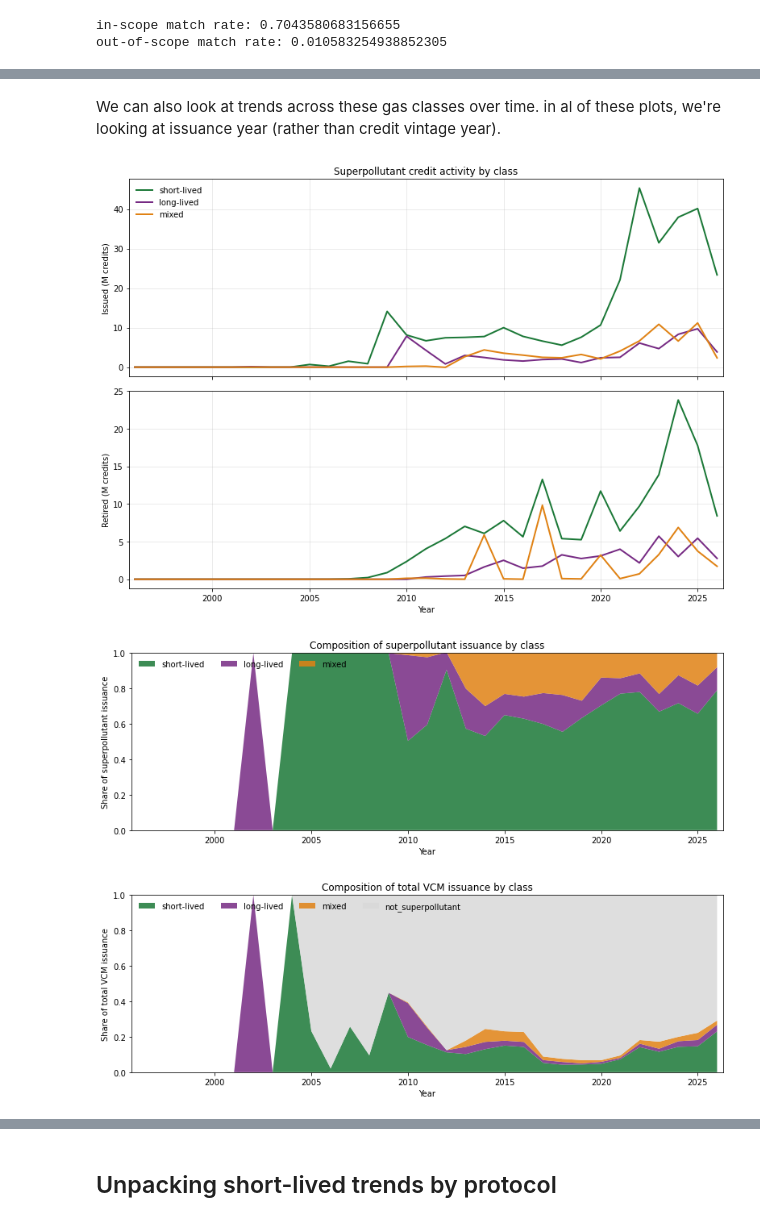
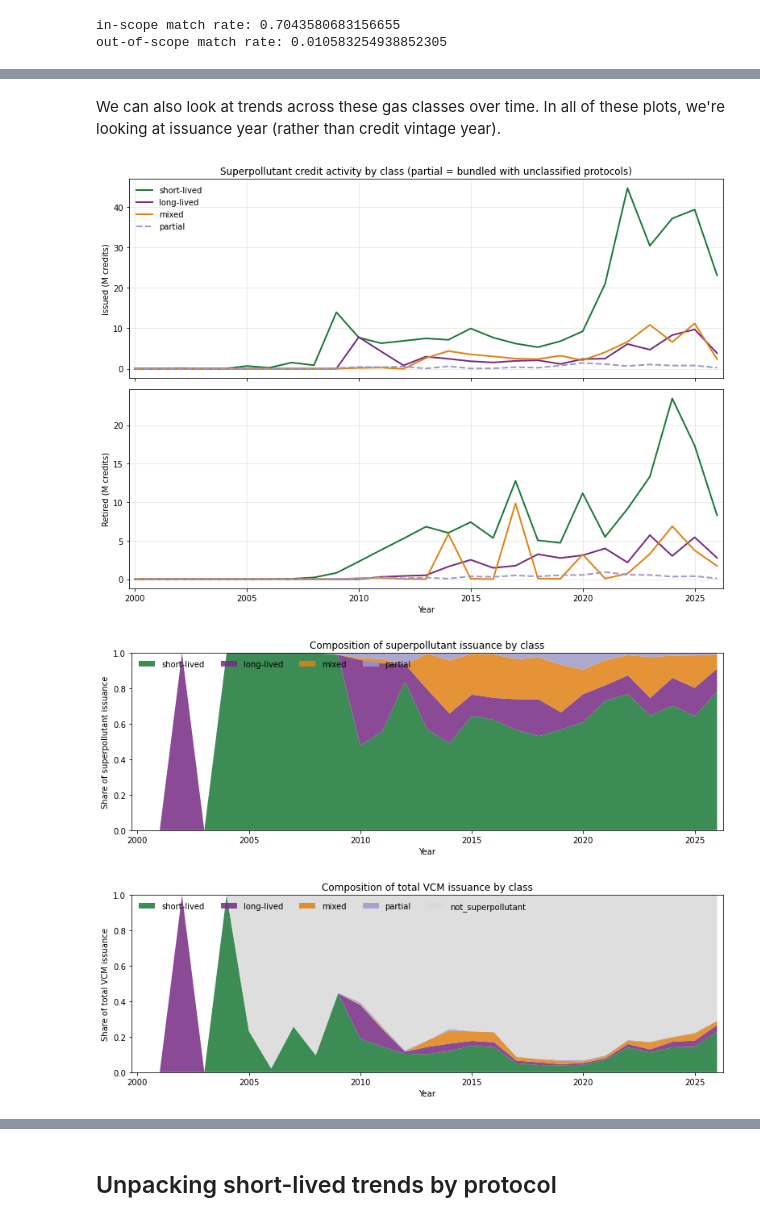
Before and after one commit to carbonplan/slcp-offsetting, a Jupyter notebook: notebooks/04-vcm-slcp-analysis.ipynb, the cells around one changed output, grey strips where cells are left out. Drawn from its saved outputs; the diff is of its cells as text; code cells hidden in the pictures.

```diff
--- a/notebooks/04-vcm-slcp-analysis.ipynb
+++ b/notebooks/04-vcm-slcp-analysis.ipynb
@@ -179,6 +203,6 @@ Although we handle each protocol separately, many projects that are developed un
 # %%
-slcp_protocols = pd.read_csv('../vcm_protocol_classification.csv')
-slcp_protocols
+superpollutant_protocols = pd.read_csv('../vcm_protocol_classification.csv')
+superpollutant_protocols
 # %% [output]
 |  | protocol_name | url | program | gases_inferred | slcp_class | notes |
 | 0 | Monitoring, Reporting and Verific... | NaN | ACR | CH4 | short-lived | Methodology not available by name... |
@@ -209,9 +237,9 @@ exploded = (
 exploded.index.name = 'vcm_idx'
 exploded = exploded.reset_index()
 
-# left-merge the sclp_protocols classification on the atomic protocol rows
+# left-merge the superpollutant_protocols classification on the atomic protocol rows
 merged = exploded.merge(
-    slcp_protocols,
+    superpollutant_protocols,
     how='left',
     left_on='protocol_atomic',
     right_on='protocol_name',
@@ -221,10 +249,11 @@ merged = exploded.merge(
 agg = merged.groupby('vcm_idx').agg(
     slcp_classes=('slcp_class', lambda s: sorted(s.dropna().unique())),
     gases=('gases_inferred', lambda s: sorted(s.dropna().unique())),
-    n_slcp_protocols=('slcp_class', 'count'),      # count ignores NaN
+    n_superpollutant_protocols=('slcp_class', 'count'),   # count ignores NaN
     n_protocols=('protocol_atomic', lambda s: (s != '').sum()),
 )
 
 # attach back to vcm_df — left join preserves every original row
 vcm_df = vcm_df.join(agg)
-vcm_df['has_slcp'] = vcm_df['n_slcp_protocols'] > 0
+vcm_df['has_superpollutant'] = vcm_df['n_superpollutant_protocols'] > 0
+vcm_df['only_superpollutant'] = (vcm_df['has_superpollutant'] & (vcm_df['n_superpollutant_protocols'] == vcm_df['n_protocols']))
@@ -368,12 +361,12 @@ solo_summary.round(2)
 # %% [markdown]
-We can also look at trends across these gas classes over time. in al of these plots, we're looking at issuance year (rather than credit vintage year).
+We can also look at trends across these gas classes over time. In all of these plots, we're looking at issuance year (rather than credit vintage year).
 # %%
-years = list(range(1996, 2027))
-issuance_cols = [f'issuance_{y}' for y in years]
+years = list(range(2000, 2027))
+issuance_cols = [f'issued_{y}' for y in years]
 retired_cols  = [f'retired_{y}'  for y in years]
 
-CLASS_ORDER = ['short-lived', 'long-lived', 'mixed', 'not_superpollutant']
-SP_CLASSES  = CLASS_ORDER[:3]
+CLASS_ORDER = ['short-lived', 'long-lived', 'mixed', 'partial', 'not_superpollutant']
+SP_CLASSES  = CLASS_ORDER[:4]
 
 # Sum each year column within each class -> year x class matrices
 def class_ts(cols):
@@ -390,56 +383,57 @@ retired_ts_all = class_ts(retired_cols)
 issued_ts, retired_ts = issued_ts_all[SP_CLASSES], retired_ts_all[SP_CLASSES]
 
 colors = {'short-lived': '#1b7837', 'long-lived': '#762a83',
-          'mixed': '#e08214', 'not_superpollutant': '#d9d9d9'}
+          'mixed': '#e08214', 'partial': '#9e9ac8',
+          'not_superpollutant': '#d9d9d9'}
 
 # credit activity by class
 fig, axes = plt.subplots(2, 1, figsize=(11, 8), sharex=True)
 for ax, ts, label in zip(axes, [issued_ts, retired_ts], ['Issued', 'Retired']):
     for cls in ts.columns:
         ax.plot(ts.index.to_numpy(), (ts[cls] / 1e6).to_numpy(),
-                label=cls, color=colors[cls], lw=2)
+                label=cls, color=colors[cls], lw=2,
+                ls='--' if cls == 'partial' else '-')
     ax.set_ylabel(f'{label} (M credits)')
     ax.grid(alpha=0.3)
     ax.margins(x=0.01)
-axes[0].set_title('Superpollutant credit activity by class')
+axes[0].set_title('Superpollutant credit activity by class '
+                  '(partial = bundled with unclassified protocols)')
 axes[0].legend(frameon=False)
 axes[1].set_xlabel('Year')
 plt.tight_layout()
 plt.show()
 
 # superpollutant credit share by class
 share = issued_ts.div(issued_ts.sum(axis=1), axis=0).fillna(0)
 fig, ax = plt.subplots(figsize=(11, 4))
 ax.stackplot(share.index.to_numpy(), share.to_numpy().T,
              labels=list(share.columns),
              colors=[colors[c] for c in share.columns], alpha=0.85)
-ax.set_ylim(0, 1)
-ax.margins(x=0.01)
+ax.set_ylim(0, 1); ax.margins(x=0.01)
 ax.set_ylabel('Share of superpollutant issuance')
 ax.set_xlabel('Year')
 ax.set_title('Composition of superpollutant issuance by class')
-ax.legend(loc='upper left', frameon=False, ncol=3)
+ax.legend(loc='upper left', frameon=False, ncol=4)
 plt.tight_layout()
 plt.show()
 
 # total market credit share by class
 market_share = issued_ts_all.div(issued_ts_all.sum(axis=1), axis=0).fillna(0)
 fig, ax = plt.subplots(figsize=(11, 4))
 ax.stackplot(market_share.index.to_numpy(), market_share.to_numpy().T,
              labels=list(market_share.columns),
              colors=[colors[c] for c in market_share.columns], alpha=0.85)
-ax.set_ylim(0, 1)
-ax.margins(x=0.01)
+ax.set_ylim(0, 1); ax.margins(x=0.01)
 ax.set_ylabel('Share of total VCM issuance')
 ax.set_xlabel('Year')
 ax.set_title('Composition of total VCM issuance by class')
-ax.legend(loc='upper left', frameon=False, ncol=4)
+ax.legend(loc='upper left', frameon=False, ncol=5)
 plt.tight_layout()
 plt.show()
 # %% [output]
-[figure, old version]
+[figure, new version]
-[figure, old version]
+[figure, new version]
-[figure, old version]
+[figure, new version]
 # %%
 tbl = issued_ts.copy()
 tbl['total'] = tbl.sum(axis=1)
```
Also changed, not shown: parts of 51 cells of this notebook.
